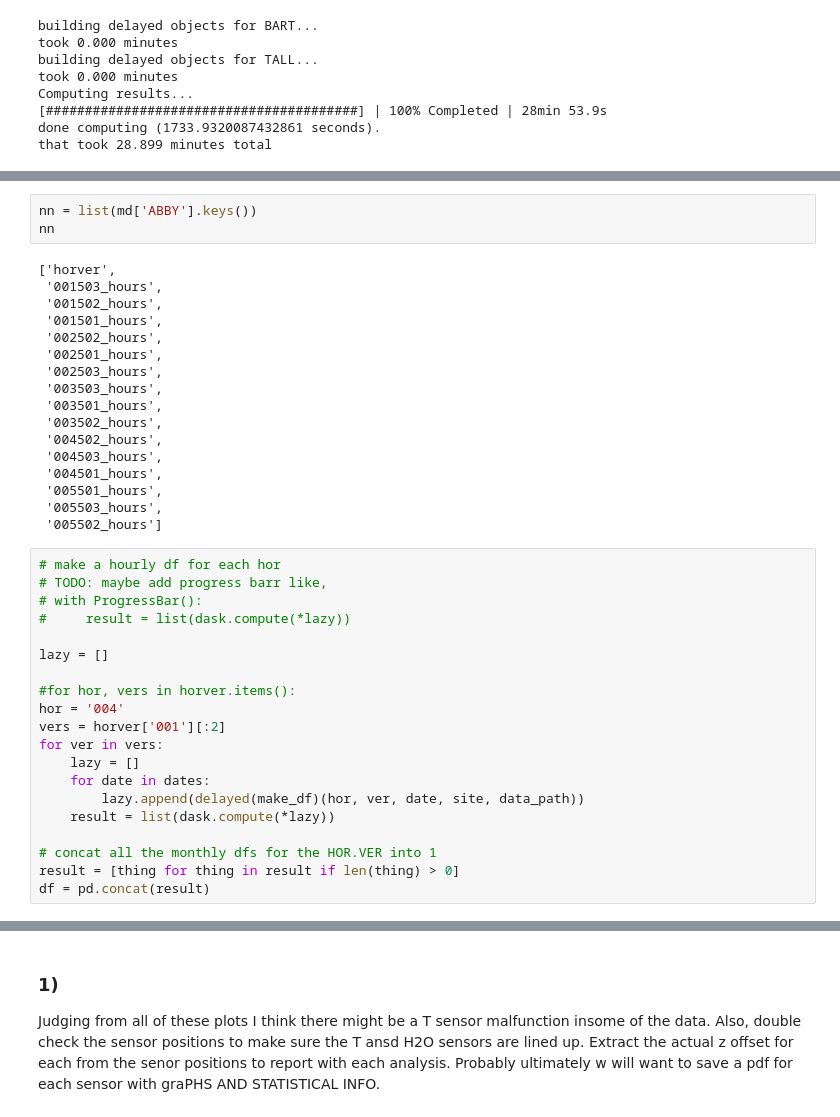
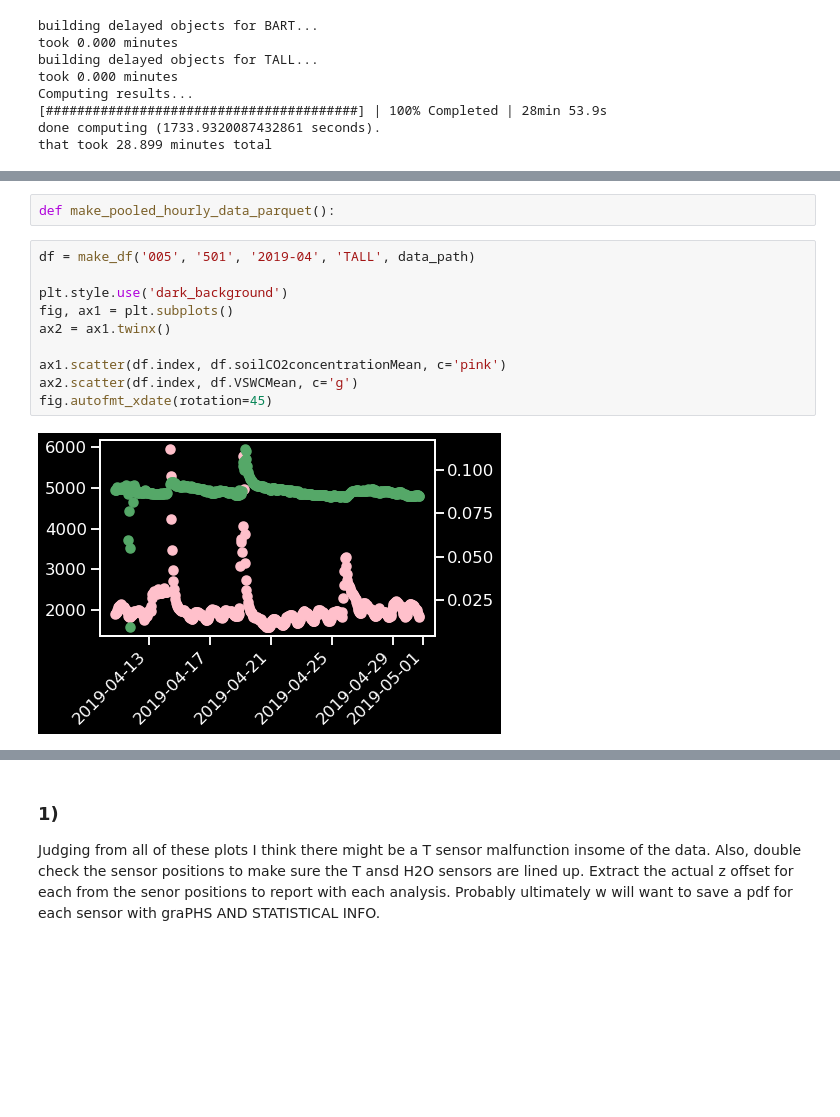
Before and after one commit to kulpojke/CO2xSWV, a Jupyter notebook: CO2xSWV.ipynb, the cells around one changed output, grey strips where cells are left out. Drawn from its saved outputs; the diff is of its cells as text; blank space fills up the shorter version.

```diff
--- a/CO2xSWV.ipynb
+++ b/CO2xSWV.ipynb
@@ -238,43 +77,17 @@ def horver_dates(site, hor, ver, data_path):
-# %%
-nn = list(md['ABBY'].keys())
-nn
-# %% [output]
-['horver',
- '001503_hours',
- '001502_hours',
- '001501_hours',
- '002502_hours',
- '002501_hours',
- '002503_hours',
- '003503_hours',
- '003501_hours',
- '003502_hours',
- '004502_hours',
- '004503_hours',
- '004501_hours',
- '005501_hours',
- '005503_hours',
- '005502_hours']
-# %%
-# make a hourly df for each hor
-# TODO: maybe add progress barr like,
-# with ProgressBar():
-#     result = list(dask.compute(*lazy))
-
-lazy = []
-
-#for hor, vers in horver.items():
-hor = '004'
-vers = horver['001'][:2]
-for ver in vers:
-    lazy = []
-    for date in dates:
-        lazy.append(delayed(make_df)(hor, ver, date, site, data_path))
-    result = list(dask.compute(*lazy))
-
-# concat all the monthly dfs for the HOR.VER into 1
-result = [thing for thing in result if len(thing) > 0]
-df = pd.concat(result)
+# %%
+def make_pooled_hourly_data_parquet():
+# %%
+df = make_df('005', '501', '2019-04', 'TALL', data_path)
+
+plt.style.use('dark_background')
+fig, ax1 = plt.subplots()
+ax2 = ax1.twinx()
+
+ax1.scatter(df.index, df.soilCO2concentrationMean, c='pink')
+ax2.scatter(df.index, df.VSWCMean, c='g')
+fig.autofmt_xdate(rotation=45)
+# %% [output]
+[figure, added]
 # %%
 fig, ax1 = plt.subplots()
 ax2 = ax1.twinx()
```
Also changed, not shown: parts of 21 cells of this notebook.
